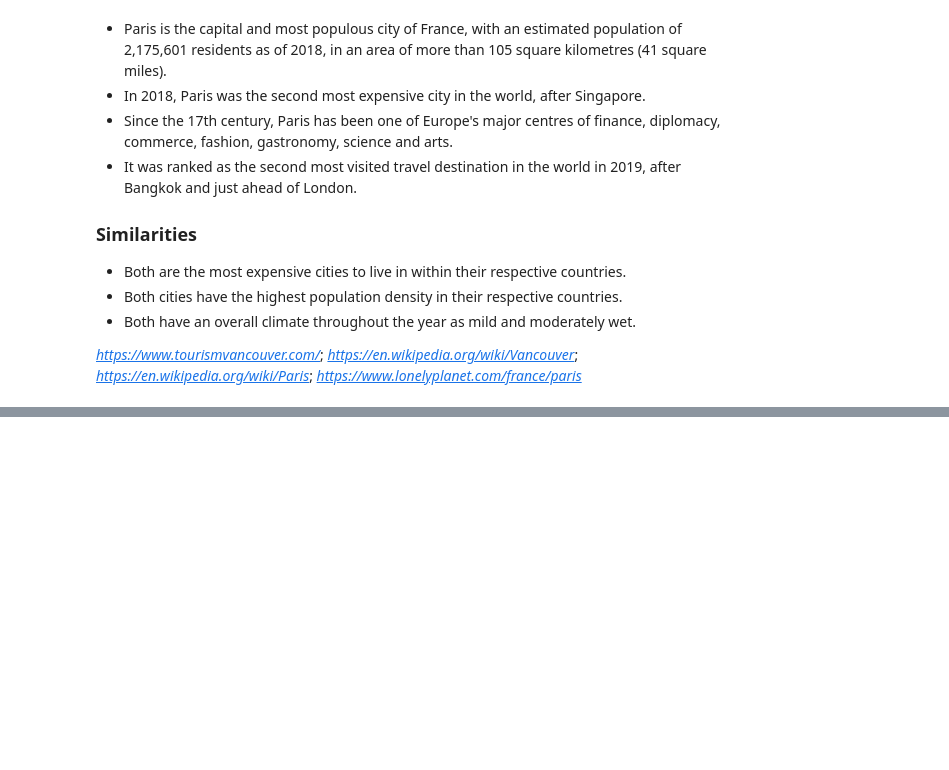
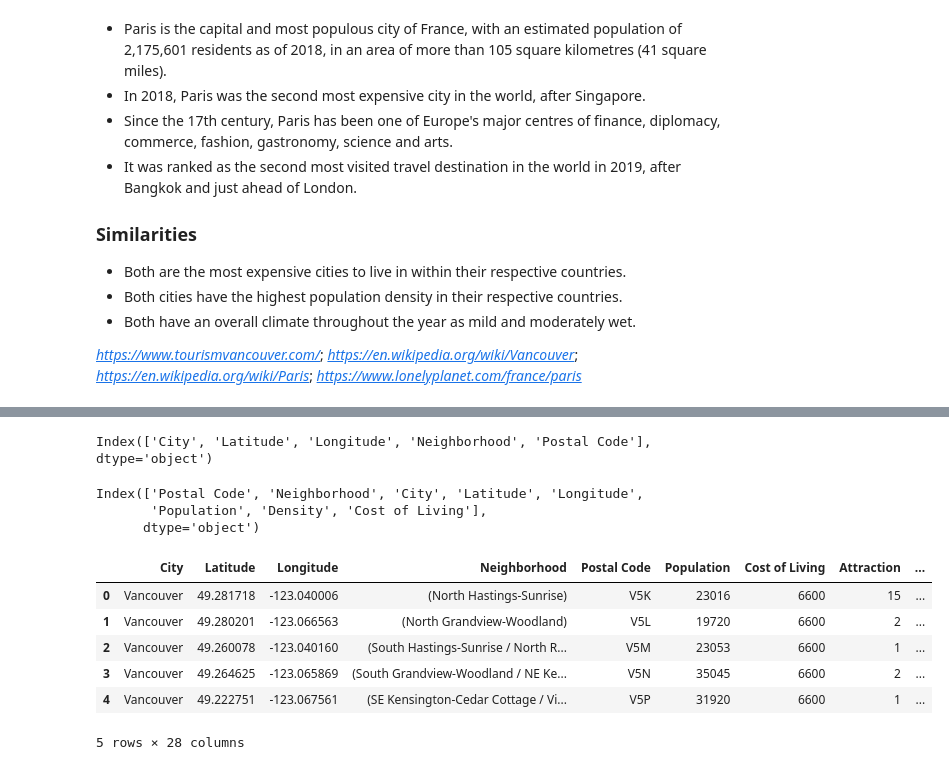
Before and after one commit to paolynv/Coursera-Capstone, a Jupyter notebook: Comparison-Vancouver-Paris-PV.ipynb, the cells around one changed output, grey strips where cells are left out. Drawn from its saved outputs; the diff is of its cells as text; code cells hidden in the pictures; blank space fills up the shorter version.

Commit message:
Comparison-Vancouver-Paris-PV-1

```diff
--- a/Comparison-Vancouver-Paris-PV.ipynb
+++ b/Comparison-Vancouver-Paris-PV.ipynb
@@ -62,0 +203,9 @@ _https://www.lonelyplanet.com/france/paris_
+# %%
+CLIENT_ID = '1A4B5HBGSN5LYI5PZOINCXL0CWMWQRM1XYMY4KH1ILIWFQHF' # your Foursquare ID
+CLIENT_SECRET = 'WBVGNMBNS3JFDSI2PTYWAB5MWEA5033WU4IAEEZEHQF12TTQ' # your Foursquare Secret
+VERSION = '20180605' # Foursquare API version
+LIMIT = 100 # A default Foursquare API limit value
+
+# print('Your credentials:')
+# print('CLIENT_ID: ' + CLIENT_ID)
+# print('CLIENT_SECRET:' + CLIENT_SECRET)
@@ -62,0 +251,4 @@ _https://www.lonelyplanet.com/france/paris_
+# %%
+vancouver_venues = getNearbyVenues(dfVanLoc['Neighborhood'], dfVanLoc['Latitude'], dfVanLoc['Longitude'])
+# print(vancouver_venues.shape)
+# vancouver_venues.head()
@@ -62,0 +434,4 @@ _https://www.lonelyplanet.com/france/paris_
+# %%
+dfVanLocVenues = simplifyCategories(vancouver_venues)
+print (vancouver_venues['Venue Category'].nunique())
+print (dfVanLocVenues['Venue Category Simplified'].nunique())
@@ -62,0 +444,19 @@ _https://www.lonelyplanet.com/france/paris_
+# %%
+# Exploring the venues
+# vancouver_venues.groupby('Neighborhood').count()
+# print('There are {} uniques categories.'.format(len(toronto_venues['Venue Category'].unique())))
+
+# one hot encoding
+vancouver_onehot = pd.get_dummies(dfVanLocVenues[['Venue Category Simplified']], prefix="", prefix_sep="")
+
+# add neighborhood column back to dataframe
+vancouver_onehot['Neighborhood'] = dfVanLocVenues['Neighborhood']
+
+# move neighborhood column to the first column
+fixed_columns = [vancouver_onehot.columns[-1]] + list(vancouver_onehot.columns[:-1])
+vancouver_onehot = vancouver_onehot[fixed_columns]
+
+# group rows by neighborhood and by taking the mean of the frequency of occurrence of each category
+vancouver_grouped = vancouver_onehot.groupby('Neighborhood').sum().reset_index()
+
+vancouver_grouped['Venue Count'] = vancouver_grouped.iloc[:, 1:].sum(axis=1)
@@ -62,0 +496,25 @@ _https://www.lonelyplanet.com/france/paris_
+# %%
+dfVanLoc.columns
+# %% [output]
+Index(['City', 'Latitude', 'Longitude', 'Neighborhood', 'Postal Code'], dtype='object')
+# %%
+dfPar.columns
+# %% [output]
+Index(['Postal Code', 'Neighborhood', 'City', 'Latitude', 'Longitude',
+       'Population', 'Density', 'Cost of Living'],
+      dtype='object')
+# %%
+dfVanPop = pd.read_csv('Vancouver_Population.csv')
+dfVanLocPop = pd.merge(dfVanLoc, dfVanPop, how="left", on="Postal Code")
+
+dfVanLocVenPop = pd.merge(dfVanLocPop, vancouver_grouped, how="left", on="Neighborhood")
+
+dfVanLocVenPop.head()
+# %% [output]
+|  | City | Latitude | Longitude | Neighborhood | Postal Code | Population | Cost of Living | Attraction | ... |
+| 0 | Vancouver | 49.281718 | -123.040006 | (North Hastings-Sunrise) | V5K | 23016 | 6600 | 15 | ... |
+| 1 | Vancouver | 49.280201 | -123.066563 | (North Grandview-Woodland) | V5L | 19720 | 6600 | 2 | ... |
+| 2 | Vancouver | 49.260078 | -123.040160 | (South Hastings-Sunrise / North R... | V5M | 23053 | 6600 | 1 | ... |
+| 3 | Vancouver | 49.264625 | -123.065869 | (South Grandview-Woodland / NE Ke... | V5N | 35045 | 6600 | 2 | ... |
+| 4 | Vancouver | 49.222751 | -123.067561 | (SE Kensington-Cedar Cottage / Vi... | V5P | 31920 | 6600 | 1 | ... |
+5 rows × 28 columns
```
Also changed, not shown: parts of 37 cells of this notebook.
